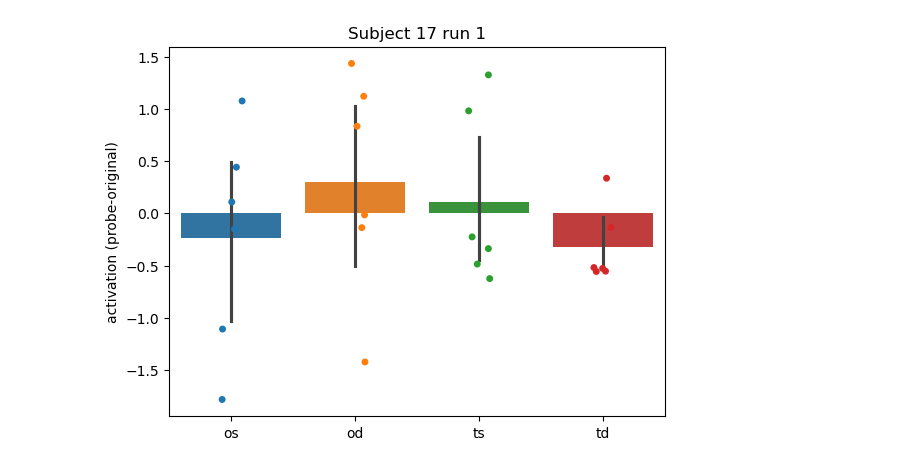
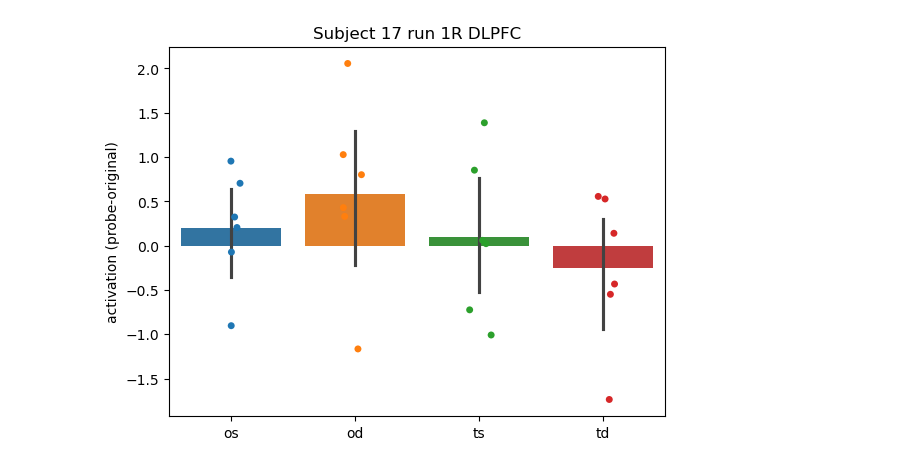
Before and after one commit to SkyStream5240/brainhack2025, a Jupyter notebook: resultplotting.ipynb, the cells around one changed output. Drawn from its saved outputs; the diff is of its cells as text; code cells hidden in the pictures.

Commit message:
Include brain region name in the graph title finalized after presentation

```diff
--- a/resultplotting.ipynb
+++ b/resultplotting.ipynb
@@ -3,3 +3,9 @@ import matplotlib.pyplot as plt
 import numpy as np
 import pandas as pd
 import seaborn as sns
+import bhfunc2025 as bh
+
+# the behavior DataFrame correspond to the scan
+label_filepath = 'MSDL_rois/msdl_rois_labels.csv'
+label = pd.read_csv(label_filepath)
+label
@@ -6,22 +30,22 @@ import seaborn as sns
 # %%
 data_dir = ''
 compair = ['os', 'od', 'ts', 'td']
 sub, run = 17, 1
-brain_region = 'L Aud'
+brain_region = label['name'][9]
 
 os = np.genfromtxt('groupdata/osGroupSR_'+str(sub)+str(run)+brain_region+'.csv')
 od = np.genfromtxt('groupdata/odGroupSR_'+str(sub)+str(run)+brain_region+'.csv')
 ts = np.genfromtxt('groupdata/tsGroupSR_'+str(sub)+str(run)+brain_region+'.csv')
 td = np.genfromtxt('groupdata/tdGroupSR_'+str(sub)+str(run)+brain_region+'.csv')
 
 
 values = pd.DataFrame([os, od, ts, td], index=compair)
 
 sns.barplot(values.T)
 sns.stripplot(values.T)
 
 plt.ylabel("activation (probe-original)")
-plt.title("Subject " + str(sub) + " run " + str(run))
+plt.title("Subject " + str(sub) + " run " + str(run) + brain_region)
 plt.show()
 # %% [output]
-[figure, old version]
+[figure, new version]
```
Also changed, not shown: parts of 2 cells of this notebook.
